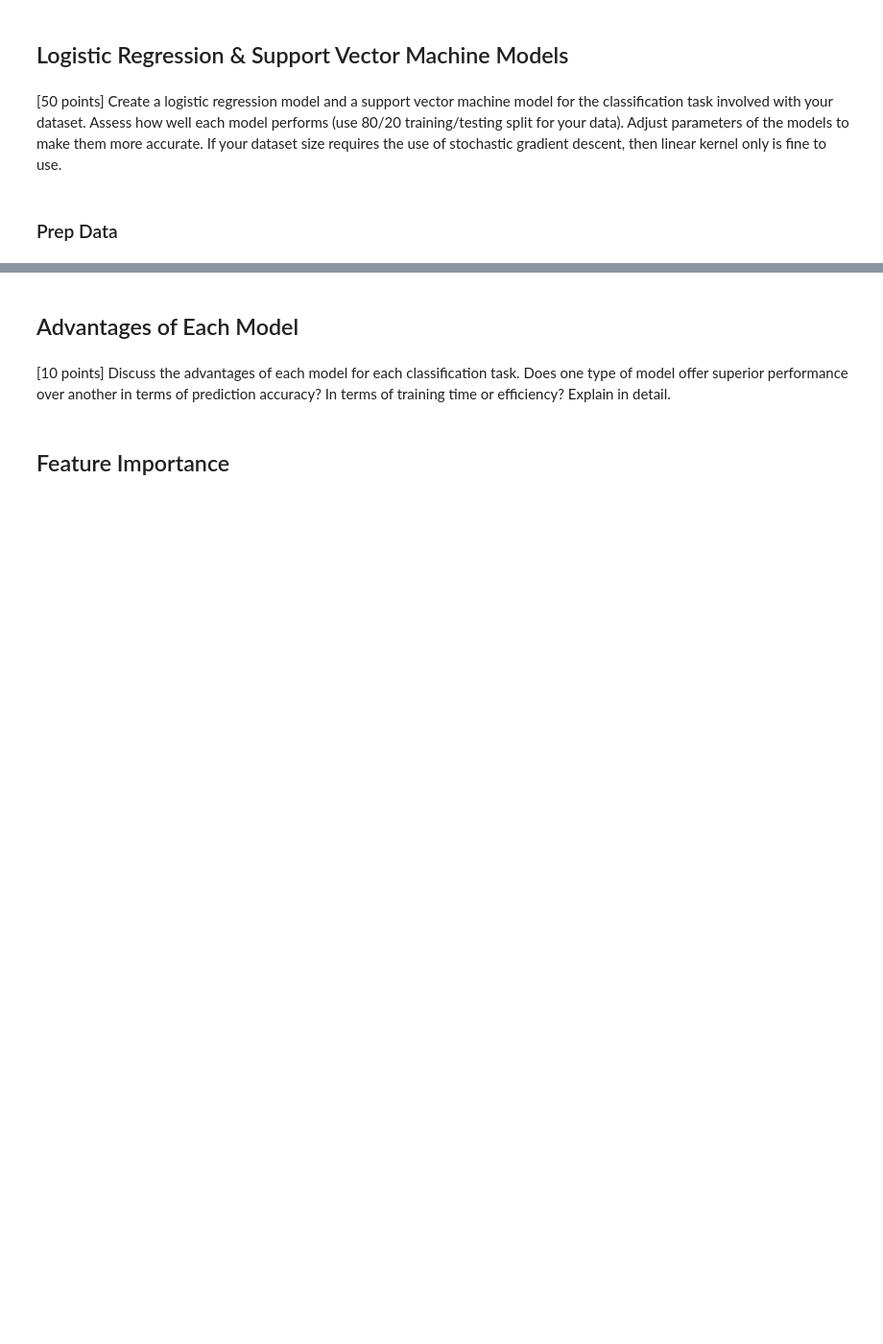
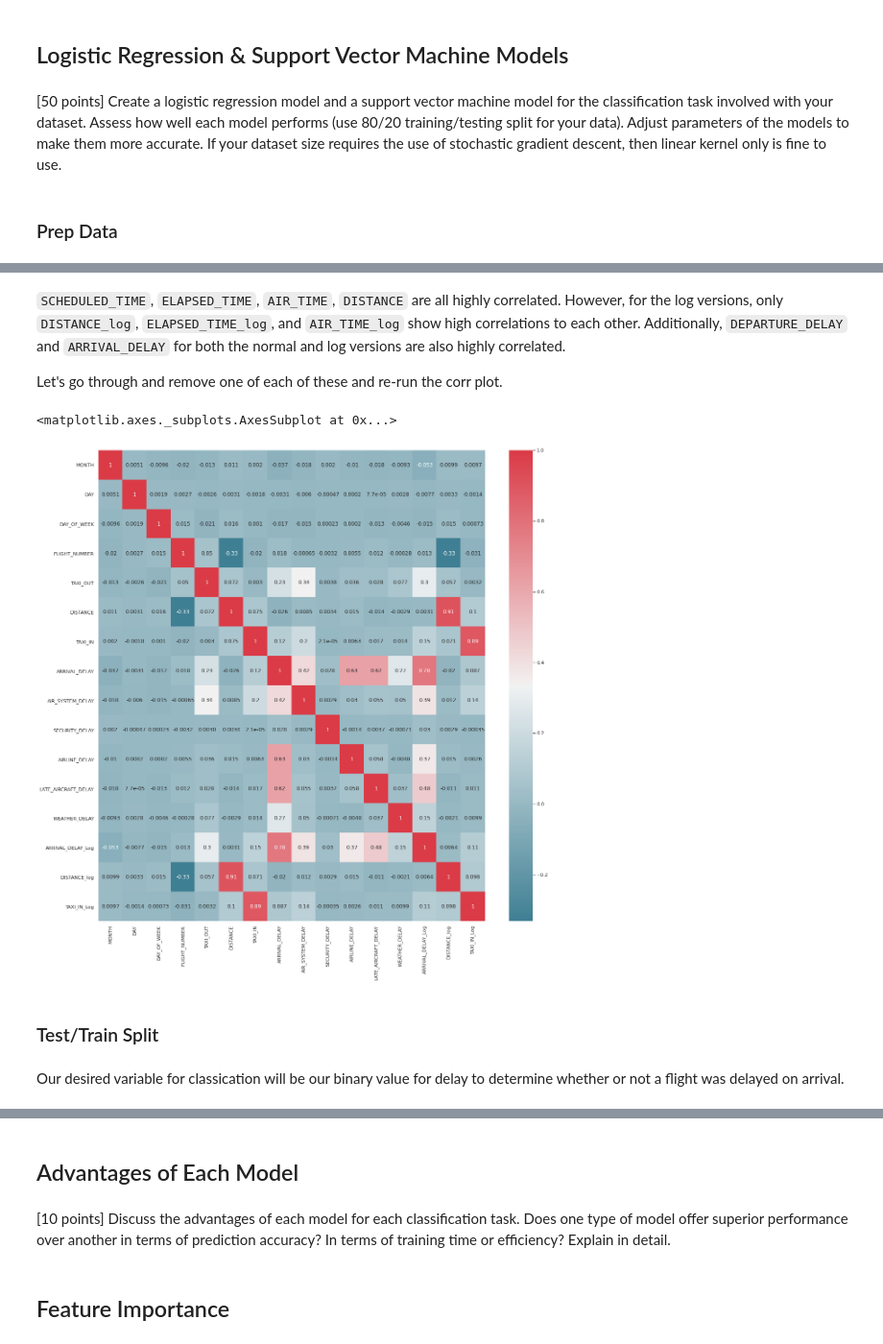
Before and after one commit to mattfarrow1/7331-machine-learning-1, a Jupyter notebook: Labs/MiniProject_Group4.ipynb, the cells around one changed output, grey strips where cells are left out. Shown at 96% size. Saved outputs shown, nothing was run; the diff lists cells and outputs as text; code cells hidden in the pictures; blank space fills up the shorter version.

```diff
--- a/Labs/MiniProject_Group4.ipynb
+++ b/Labs/MiniProject_Group4.ipynb
@@ -121,0 +494,29 @@ df["AIR_TIME_log"]        = df["AIR_TIME"].map(lambda i: np.log1p(i) if i > 0 el
+# %% [markdown]
+`SCHEDULED_TIME`, `ELAPSED_TIME`, `AIR_TIME`, `DISTANCE` are all highly correlated. However, for the log versions, only `DISTANCE_log`, `ELAPSED_TIME_log`, and `AIR_TIME_log` show high correlations to each other. Additionally, `DEPARTURE_DELAY` and `ARRIVAL_DELAY` for both the normal and log versions are also highly correlated.
+
+Let's go through and remove one of each of these and re-run the corr plot.
+# %%
+#drop SCHEDULED_TIME, ELAPSED_TIME, AIR_TIME, and their log versions as well as DEPARTURE_DELAY
+col_to_drop2 = ['SCHEDULED_TIME', 'ELAPSED_TIME', 'AIR_TIME',
+                'ELAPSED_TIME_log', 'AIR_TIME_log', 'DEPARTURE_DELAY', 'DEPARTURE_DELAY_log']
+df_OHE = df_OHE.drop(columns = col_to_drop2)
+
+# Examine correlation visually using Seaborn. (Code adapted from 02. Data Visualization.ipynb)
+cmap = sns.diverging_palette(220, 10, as_cmap=True)
+
+sns.set(style = "darkgrid") # one of the many styles to plot using
+
+f, ax = plt.subplots(figsize = (20, 20))
+
+#subset for continuous variables only
+num = df_OHE[['MONTH', 'DAY','DAY_OF_WEEK','FLIGHT_NUMBER',
+          'TAXI_OUT','DISTANCE','TAXI_IN',
+          'ARRIVAL_DELAY','AIR_SYSTEM_DELAY',
+          'SECURITY_DELAY','AIRLINE_DELAY',
+          'LATE_AIRCRAFT_DELAY','WEATHER_DELAY',
+          'ARRIVAL_DELAY_Log', 'DISTANCE_log', 'TAXI_IN_Log']]
+
+sns.heatmap(num.corr(), cmap=cmap, annot = True)
+# %% [output]
+<matplotlib.axes._subplots.AxesSubplot at 0x...>
+[figure, added]
@@ -121,0 +527,4 @@ df["AIR_TIME_log"]        = df["AIR_TIME"].map(lambda i: np.log1p(i) if i > 0 el
+# %% [markdown]
+### Test/Train Split
+# %% [markdown]
+Our desired variable for classication will be our binary value for delay to determine whether or not a flight was delayed on arrival.
```
Also changed, not shown: parts of 63 cells of this notebook, 1 other file.
